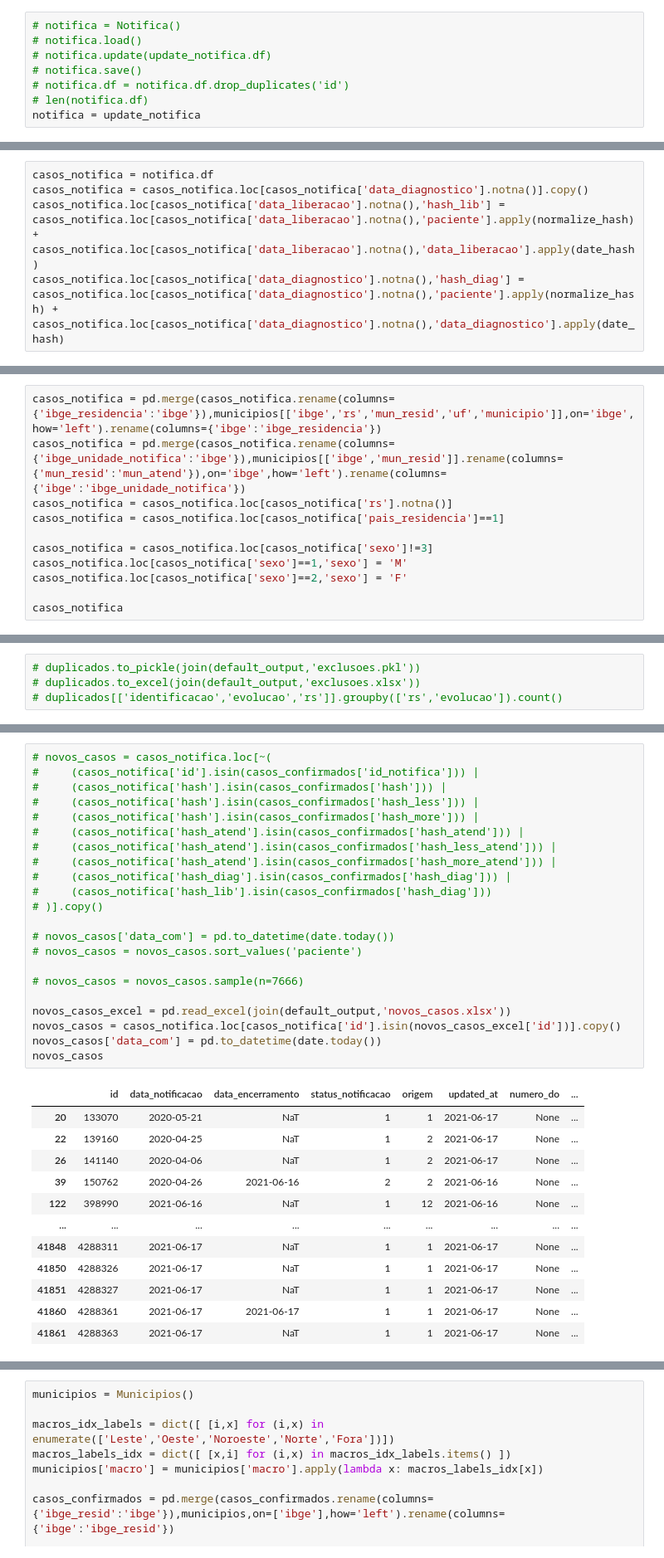
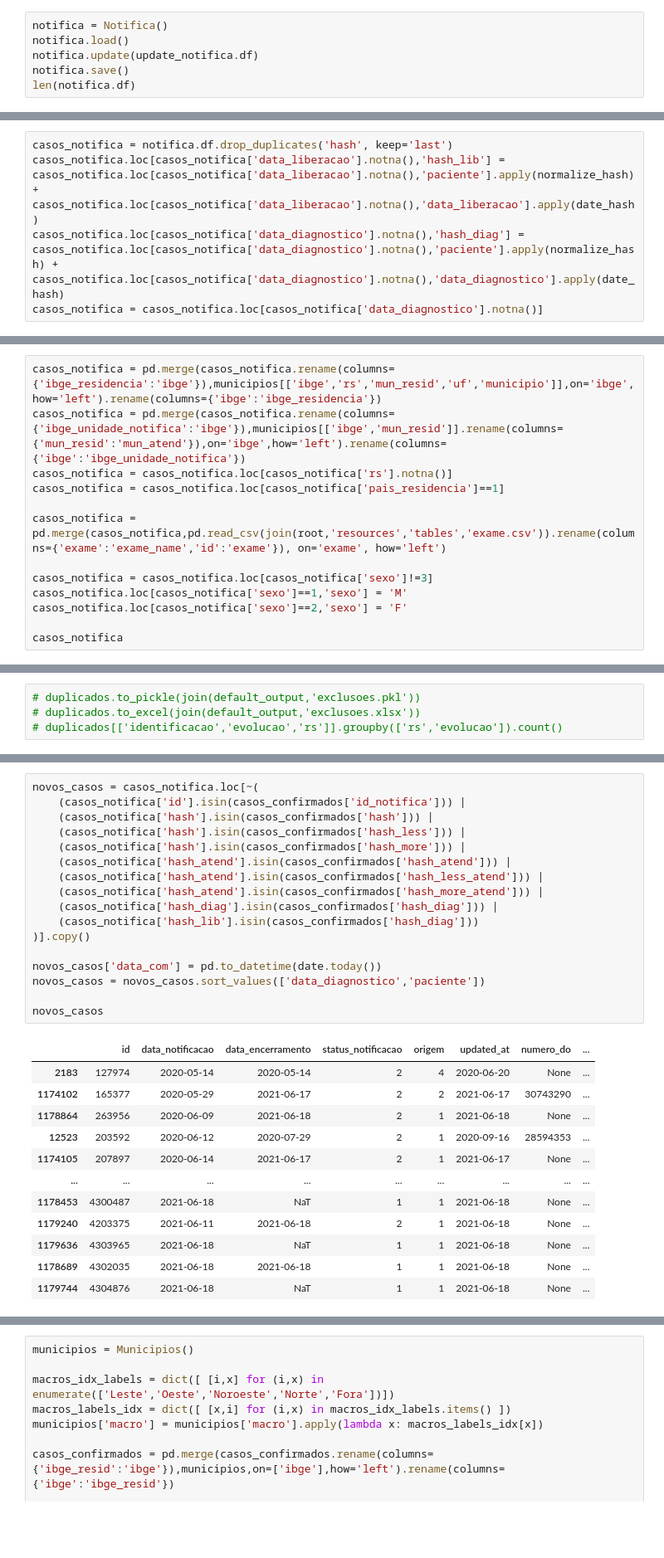
Before and after one commit to vinnylg/covid19datascience, a Jupyter notebook: notebooks/diario.ipynb, the cells around one changed output, grey strips where cells are left out. Shown at 83% size. Saved outputs shown, nothing was run; the diff lists cells and outputs as text; blank space fills up the shorter version.

```diff
--- a/notebooks/diario.ipynb
+++ b/notebooks/diario.ipynb
@@ -82,8 +89,6 @@ databases: ['cc_11_06_2021', 'cc_15_06_2021', 'cc_16_06_2021', 'cc_17_06_2021']
 # %%
-# notifica = Notifica()
-# notifica.load()
-# notifica.update(update_notifica.df)
-# notifica.save()
-# notifica.df = notifica.df.drop_duplicates('id')
-# len(notifica.df)
-notifica = update_notifica
+notifica = Notifica()
+notifica.load()
+notifica.update(update_notifica.df)
+notifica.save()
+len(notifica.df)
@@ -90,5 +99,5 @@ notifica = update_notifica
 # %%
-casos_notifica = notifica.df
-casos_notifica = casos_notifica.loc[casos_notifica['data_diagnostico'].notna()].copy()
+casos_notifica = notifica.df.drop_duplicates('hash', keep='last')
 casos_notifica.loc[casos_notifica['data_liberacao'].notna(),'hash_lib'] = casos_notifica.loc[casos_notifica['data_liberacao'].notna(),'paciente'].apply(normalize_hash) + casos_notifica.loc[casos_notifica['data_liberacao'].notna(),'data_liberacao'].apply(date_hash)
 casos_notifica.loc[casos_notifica['data_diagnostico'].notna(),'hash_diag'] = casos_notifica.loc[casos_notifica['data_diagnostico'].notna(),'paciente'].apply(normalize_hash) + casos_notifica.loc[casos_notifica['data_diagnostico'].notna(),'data_diagnostico'].apply(date_hash)
+casos_notifica = casos_notifica.loc[casos_notifica['data_diagnostico'].notna()]
@@ -98,6 +118,8 @@ casos_notifica = pd.merge(casos_notifica.rename(columns={'ibge_unidade_notifica'
 casos_notifica = casos_notifica.loc[casos_notifica['rs'].notna()]
 casos_notifica = casos_notifica.loc[casos_notifica['pais_residencia']==1]
 
+casos_notifica = pd.merge(casos_notifica,pd.read_csv(join(root,'resources','tables','exame.csv')).rename(columns={'exame':'exame_name','id':'exame'}), on='exame', how='left')
+
 casos_notifica = casos_notifica.loc[casos_notifica['sexo']!=3]
 casos_notifica.loc[casos_notifica['sexo']==1,'sexo'] = 'M'
 casos_notifica.loc[casos_notifica['sexo']==2,'sexo'] = 'F'
@@ -255,35 +199,30 @@ casos_notifica
 # %%
-# novos_casos = casos_notifica.loc[~(
-#     (casos_notifica['id'].isin(casos_confirmados['id_notifica'])) |
-#     (casos_notifica['hash'].isin(casos_confirmados['hash'])) |
-#     (casos_notifica['hash'].isin(casos_confirmados['hash_less'])) |
-#     (casos_notifica['hash'].isin(casos_confirmados['hash_more'])) |
-#     (casos_notifica['hash_atend'].isin(casos_confirmados['hash_atend'])) |
-#     (casos_notifica['hash_atend'].isin(casos_confirmados['hash_less_atend'])) |
-#     (casos_notifica['hash_atend'].isin(casos_confirmados['hash_more_atend'])) |
-#     (casos_notifica['hash_diag'].isin(casos_confirmados['hash_diag'])) |
-#     (casos_notifica['hash_lib'].isin(casos_confirmados['hash_diag']))
-# )].copy()
+novos_casos = casos_notifica.loc[~(
+    (casos_notifica['id'].isin(casos_confirmados['id_notifica'])) |
+    (casos_notifica['hash'].isin(casos_confirmados['hash'])) |
+    (casos_notifica['hash'].isin(casos_confirmados['hash_less'])) |
+    (casos_notifica['hash'].isin(casos_confirmados['hash_more'])) |
+    (casos_notifica['hash_atend'].isin(casos_confirmados['hash_atend'])) |
+    (casos_notifica['hash_atend'].isin(casos_confirmados['hash_less_atend'])) |
+    (casos_notifica['hash_atend'].isin(casos_confirmados['hash_more_atend'])) |
+    (casos_notifica['hash_diag'].isin(casos_confirmados['hash_diag'])) |
+    (casos_notifica['hash_lib'].isin(casos_confirmados['hash_diag']))
+)].copy()
 
-# novos_casos['data_com'] = pd.to_datetime(date.today())
-# novos_casos = novos_casos.sort_values('paciente')
+novos_casos['data_com'] = pd.to_datetime(date.today())
+novos_casos = novos_casos.sort_values(['data_diagnostico','paciente'])
 
-# novos_casos = novos_casos.sample(n=7666)
-
-novos_casos_excel = pd.read_excel(join(default_output,'novos_casos.xlsx'))
-novos_casos = casos_notifica.loc[casos_notifica['id'].isin(novos_casos_excel['id'])].copy()
-novos_casos['data_com'] = pd.to_datetime(date.today())
 novos_casos
 # %% [output]
 |  | id | data_notificacao | data_encerramento | status_notificacao | origem | updated_at | numero_do | ... |
-| 20 | 133070 | 2020-05-21 | NaT | 1 | 1 | 2021-06-17 | None | ... |
-| 22 | 139160 | 2020-04-25 | NaT | 1 | 2 | 2021-06-17 | None | ... |
-| 26 | 141140 | 2020-04-06 | NaT | 1 | 2 | 2021-06-17 | None | ... |
-| 39 | 150762 | 2020-04-26 | 2021-06-16 | 2 | 2 | 2021-06-16 | None | ... |
-| 122 | 398990 | 2021-06-16 | NaT | 1 | 12 | 2021-06-16 | None | ... |
+| 2183 | 127974 | 2020-05-14 | 2020-05-14 | 2 | 4 | 2020-06-20 | None | ... |
+| 1174102 | 165377 | 2020-05-29 | 2021-06-17 | 2 | 2 | 2021-06-17 | 30743290 | ... |
+| 1178864 | 263956 | 2020-06-09 | 2021-06-18 | 2 | 1 | 2021-06-18 | None | ... |
+| 12523 | 203592 | 2020-06-12 | 2020-07-29 | 2 | 1 | 2020-09-16 | 28594353 | ... |
+| 1174105 | 207897 | 2020-06-14 | 2021-06-17 | 2 | 1 | 2021-06-17 | None | ... |
 | ... | ... | ... | ... | ... | ... | ... | ... | ... |
-| 41848 | 4288311 | 2021-06-17 | NaT | 1 | 1 | 2021-06-17 | None | ... |
-| 41850 | 4288326 | 2021-06-17 | NaT | 1 | 1 | 2021-06-17 | None | ... |
-| 41851 | 4288327 | 2021-06-17 | NaT | 1 | 1 | 2021-06-17 | None | ... |
-| 41860 | 4288361 | 2021-06-17 | 2021-06-17 | 1 | 1 | 2021-06-17 | None | ... |
-| 41861 | 4288363 | 2021-06-17 | NaT | 1 | 1 | 2021-06-17 | None | ... |
+| 1178453 | 4300487 | 2021-06-18 | NaT | 1 | 1 | 2021-06-18 | None | ... |
+| 1179240 | 4203375 | 2021-06-11 | 2021-06-18 | 2 | 1 | 2021-06-18 | None | ... |
+| 1179636 | 4303965 | 2021-06-18 | NaT | 1 | 1 | 2021-06-18 | None | ... |
+| 1178689 | 4302035 | 2021-06-18 | 2021-06-18 | 1 | 1 | 2021-06-18 | None | ... |
+| 1179744 | 4304876 | 2021-06-18 | NaT | 1 | 1 | 2021-06-18 | None | ... |
```
Also changed, not shown: parts of 49 cells of this notebook, 2 other files.
